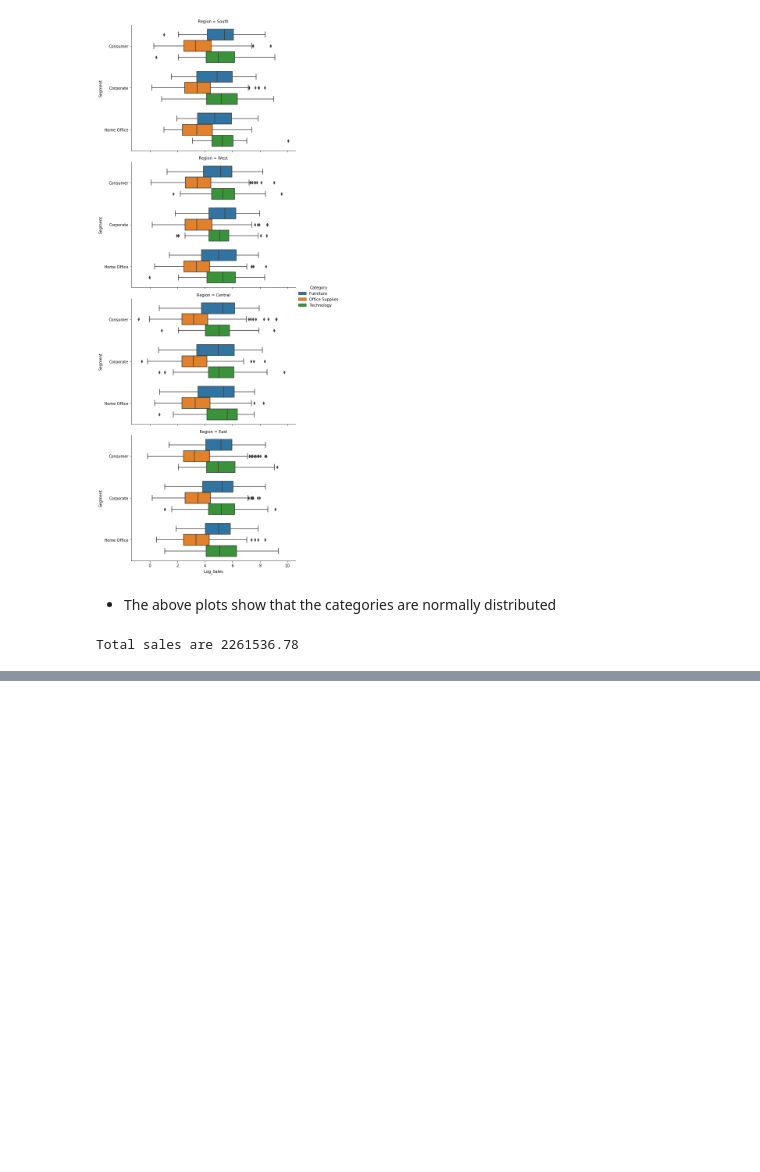
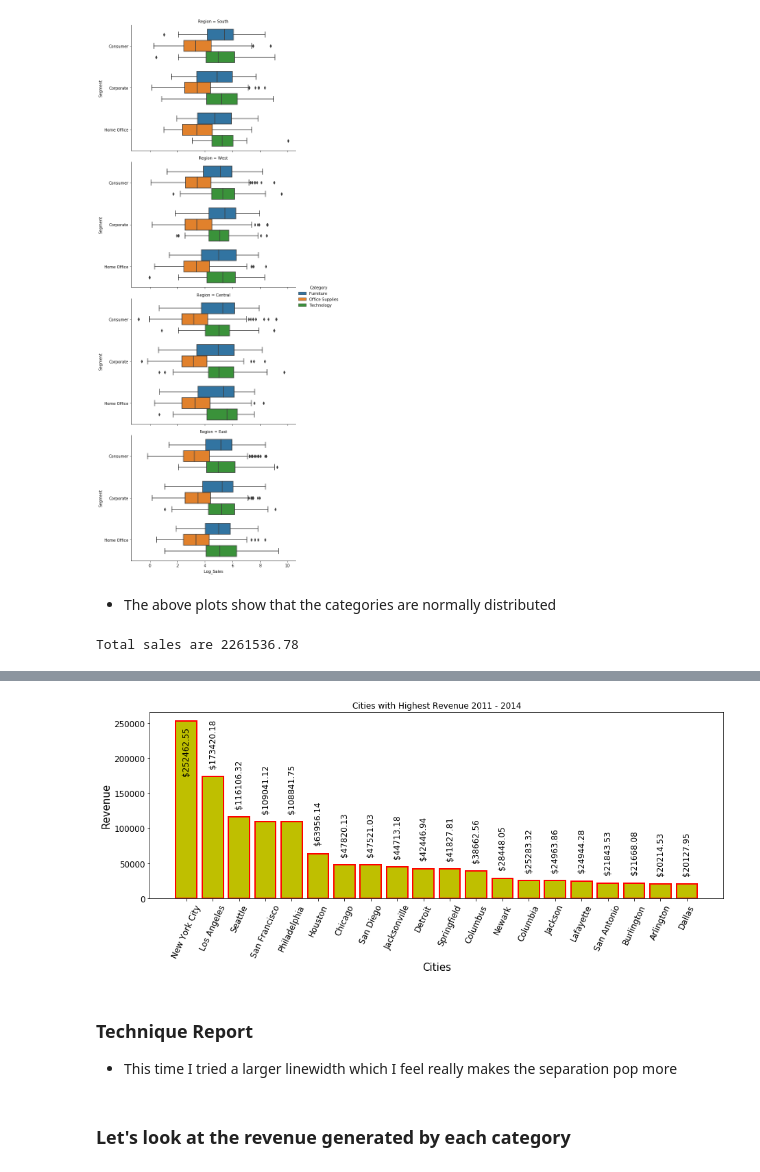
Before and after one commit to RossReisman/Data-Analyst-Portfolio, a Jupyter notebook: data_analysis/superstore/superstore.ipynb, the cells around one changed output, grey strips where cells are left out. Drawn from its saved outputs; the diff is of its cells as text; code cells hidden in the pictures; blank space fills up the shorter version.

```diff
--- a/data_analysis/superstore/superstore.ipynb
+++ b/data_analysis/superstore/superstore.ipynb
@@ -258,0 +312,21 @@ Total sales are 2261536.78
+# %%
+plt.figure(figsize=(15,5))
+plt.title("Cities with Highest Revenue 2011 - 2014")
+plt.bar(cities_df['City'], cities_df['Sales'], color='y', edgecolor='r', linewidth=2)
+plt.xlabel('Cities', fontsize=15)
+plt.ylabel('Revenue', fontsize=15)
+plt.xticks(fontsize=12, rotation=65)
+plt.yticks(fontsize=12)
+for k,v in cities_df['Sales'].items():
+    if v>250000:
+        plt.text(k,v-75000, '$' +str(v), fontsize=12, rotation=90, color='k', horizontalalignment='center')
+    else:
+        plt.text(k,v+15000, '$' +str(v), fontsize=12, rotation=90, color='k', horizontalalignment='center')
+# %% [output]
+[figure, added]
+# %% [markdown]
+### Technique Report
+
+- This time I tried a larger linewidth which I feel really makes the separation pop more
+# %% [markdown]
+### Let's look at the revenue generated by each category
```
Also changed, not shown: parts of 18 cells of this notebook.
